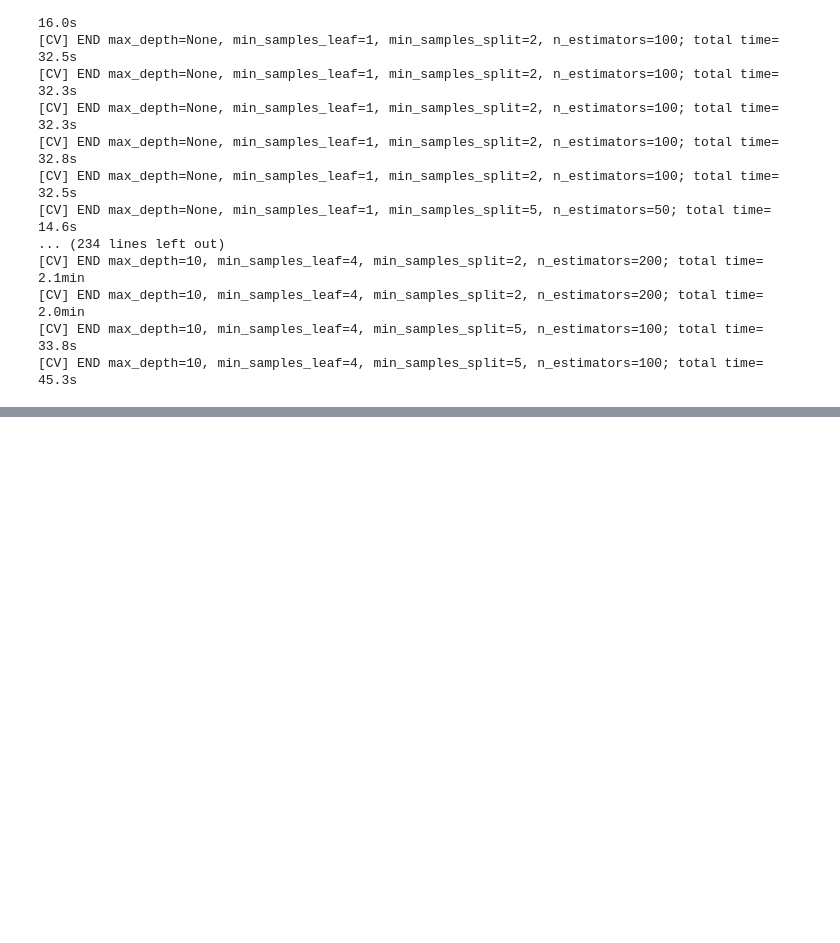
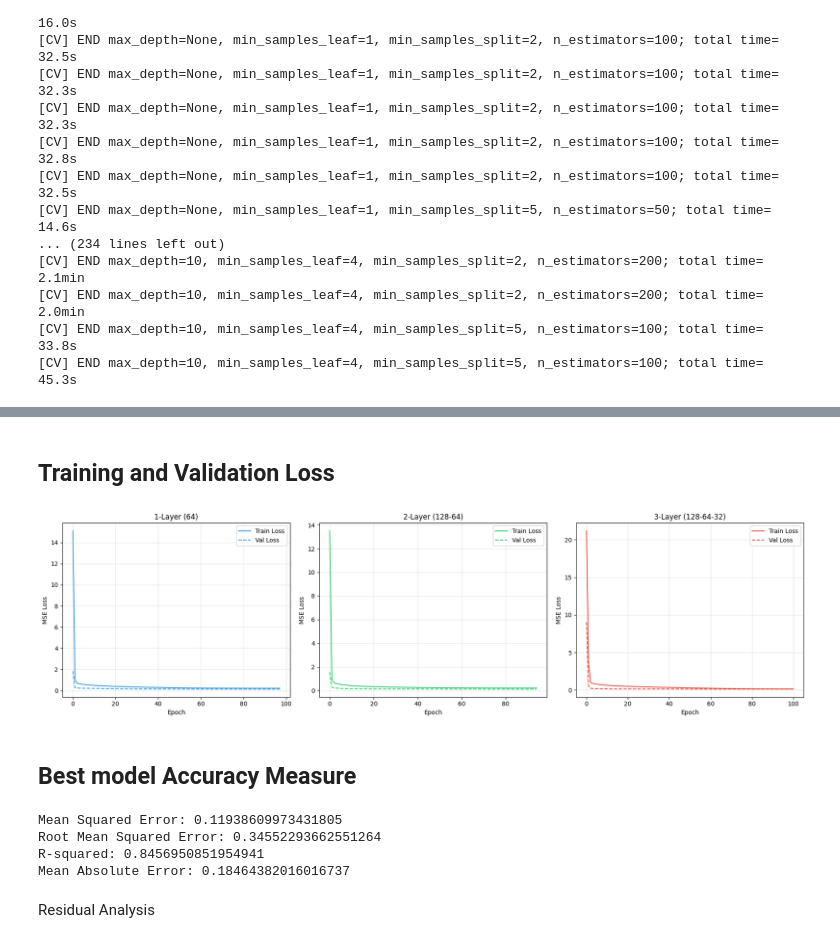
Before and after one commit to HarshitSatish/Predicting-Energy-Savings-in-Low-Income-Residential-Retrofit-Projects, a Jupyter notebook: Model_building.ipynb, the cells around one changed output, grey strips where cells are left out. Cells and saved outputs as stored; diff of their text form; code cells hidden in the pictures; blank space fills up the shorter version.

```diff
--- a/Model_building.ipynb
+++ b/Model_building.ipynb
@@ -837,0 +1129,3 @@ Mean Absolute Error: 0.2913944470305096
+# %%
+y_pred = model.predict(test_df)
+y_pred
@@ -958,0 +1467,6 @@ Fitting 5 folds for each of 108 candidates, totalling 540 fits
+# %%
+comparison_df = pd.DataFrame({
+    name: {'R²': r['r2'], 'RMSE': r['rmse'], 'MAE': r['mae'], 'Parameters': r['n_params']}
+    for name, r in results.items()
+}).T
+comparison_df
@@ -958,0 +1515,37 @@ Fitting 5 folds for each of 108 candidates, totalling 540 fits
+# %% [markdown]
+## Training and Validation Loss
+# %%
+fig, axes = plt.subplots(1, 3, figsize=(18, 5))
+
+for ax, (name, r), color in zip(axes, results.items(), colors):
+    ax.plot(r['train_losses'], label='Train Loss', color=color, linewidth=1.5)
+    ax.plot(r['val_losses'], label='Val Loss', color=color, linewidth=1.5, linestyle='--')
+    ax.set_xlabel('Epoch')
+    ax.set_ylabel('MSE Loss')
+    ax.set_title(f'{name}')
+    ax.legend()
+    ax.grid(True, alpha=0.3)
+
+plt.tight_layout()
+plt.show()
+# %% [output]
+[figure, added]
+# %% [markdown]
+## Best model Accuracy Measure
+# %%
+mse = mean_squared_error(y_test, y_pred)
+r2 = r2_score(y_test, y_pred)
+mae = mean_absolute_error(y_test, y_pred)
+rmse = np.sqrt(mse)
+
+print(f'Mean Squared Error: {mse}')
+print(f'Root Mean Squared Error: {rmse}')
+print(f'R-squared: {r2}')
+print(f'Mean Absolute Error: {mae}')
+# %% [output]
+Mean Squared Error: 0.11938609973431805
+Root Mean Squared Error: 0.34552293662551264
+R-squared: 0.8456950851954941
+Mean Absolute Error: 0.18464382016016737
+# %% [markdown]
+Residual Analysis
```
Also changed, not shown: parts of 66 cells of this notebook.
